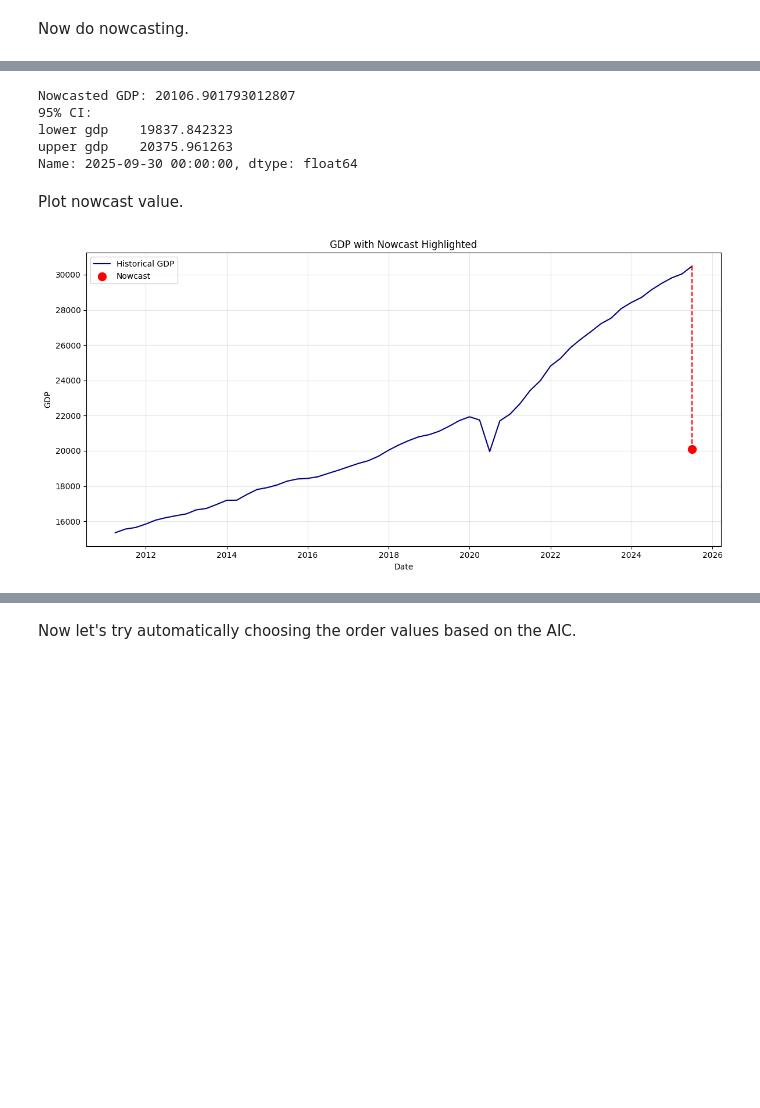
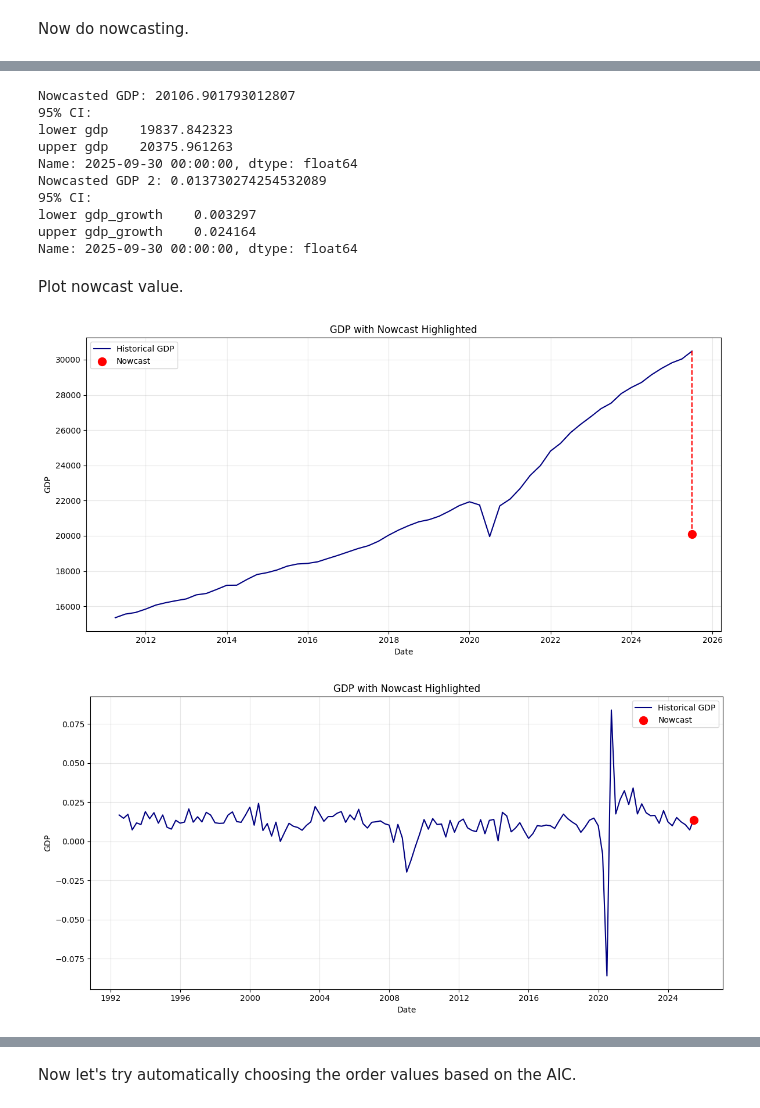
Before and after one commit to alejandrog-alt/6103-fall-25-Kennedy-Kuscu-Gomez, a Jupyter notebook: code/arimax_wpk.ipynb, the cells around one changed output, grey strips where cells are left out. Drawn from its saved outputs; the diff is of its cells as text; code cells hidden in the pictures; blank space fills up the shorter version.

```diff
--- a/code/arimax_wpk.ipynb
+++ b/code/arimax_wpk.ipynb
@@ -25,11 +33,17 @@ data = data.asfreq("QE")
 There's some missing values for our exogenous regressors, so let's filter those out.
 # %%
 data_filt = data.loc["2011-03-31" : "2025-06-30"]
+
+#data2_filt = data2.loc["2011-03-31" : "2025-06-30"]
+data2_filt = data2.loc[:]
 # %% [markdown]
 Now let's split our data into independent and dependent variables
 # %%
 y = data_filt["gdp"]
 X = data_filt.drop(columns=["gdp"])  # everything else = exogenous predictors
+
+y2 = data2_filt["gdp_growth"]
+X2 = data2_filt.drop(columns=["gdp_growth"])  # everything else = exogenous predictors
 # %%
 # model
 arimax_ord_ones = sm.tsa.SARIMAX(
@@ -67,6 +95,11 @@ Now do nowcasting.
 # extract last available values of exogenous regressors
 X_next = data.drop(columns=["gdp"]).iloc[-2]  # shape (1, k)
 print(X_next) # values we'll nowcast with
+
+
+# extract last available values of exogenous regressors
+X_next2 = data2.drop(columns=["gdp_growth"]).iloc[-2]  # shape (1, k)
+print(X_next2) # values we'll nowcast with
 # %% [output]
 orders                3.170000e+01
 employment            3.265000e+05
@@ -86,39 +126,83 @@ nowcast_ci = nowcast.conf_int().iloc[0]
 print("Nowcasted GDP:", nowcast_value)
 print("95% CI:")
 print(nowcast_ci)
+
+
+nowcast_2 = fitted_arimax_ord_one_2.get_forecast(steps=1, exog=X_next2)
+nowcast_value_2 = nowcast_2.predicted_mean.iloc[0]
+nowcast_ci_2 = nowcast_2.conf_int().iloc[0]
+
+print("Nowcasted GDP 2 (Growth %):", nowcast_value_2)
+print("95% CI:")
+print(nowcast_ci_2)
 # %% [output]
 Nowcasted GDP: 20106.901793012807
 95% CI:
 lower gdp    19837.842323
 upper gdp    20375.961263
 Name: 2025-09-30 00:00:00, dtype: float64
+Nowcasted GDP 2: 0.013730274254532089
+95% CI:
+lower gdp_growth    0.003297
+upper gdp_growth    0.024164
+Name: 2025-09-30 00:00:00, dtype: float64
 # %% [markdown]
 Plot nowcast value.
 # %%
 nowcast_date = pd.to_datetime("2025-06-30")
 nowcast_series = pd.Series([nowcast_value], index=[nowcast_date])
 
 
 plt.figure(figsize=(12, 6))
 
 # plot historical GDP
 plt.plot(data_filt.index, data_filt["gdp"], label="Historical GDP", color="navy")
 
 # add the nowcast point
 plt.scatter(nowcast_date, nowcast_value,
             color="red", s=100, zorder=5, label="Nowcast")
 
 # connect last point to nowcast
 plt.plot([data_filt.index[-1], nowcast_date],
          [data_filt["gdp"].iloc[-1], nowcast_value],
          color="red", linestyle="--")
 
 plt.title("GDP with Nowcast Highlighted")
 plt.xlabel("Date")
 plt.ylabel("GDP")
 plt.legend()
 plt.grid(True, alpha=0.3)
 plt.tight_layout()
 plt.show()
+
+
+
+
+nowcast_date_2 = pd.to_datetime("2025-06-30")
+nowcast_series_2 = pd.Series([nowcast_date_2], index=[nowcast_date_2])
+
+
+plt.figure(figsize=(12, 6))
+
+# plot historical GDP
+plt.plot(data2_filt.index, data2_filt["gdp_growth"], label="Historical GDP", color="navy")
+
+# add the nowcast point
+plt.scatter(nowcast_date_2, nowcast_value_2,
+            color="red", s=100, zorder=5, label="Nowcast")
+
+# connect last point to nowcast
+plt.plot([data2_filt.index[-1], nowcast_date_2],
+         [data2_filt["gdp_growth"].iloc[-1], nowcast_value_2],
+         color="red", linestyle="--")
+
+plt.title("GDP with Nowcast Highlighted")
+plt.xlabel("Date")
+plt.ylabel("GDP")
+plt.legend()
+plt.grid(True, alpha=0.3)
+plt.tight_layout()
+plt.show()
 # %% [output]
 [figure]
+[figure, added]
```
Also changed, not shown: parts of 8 cells of this notebook, 2 other files.
